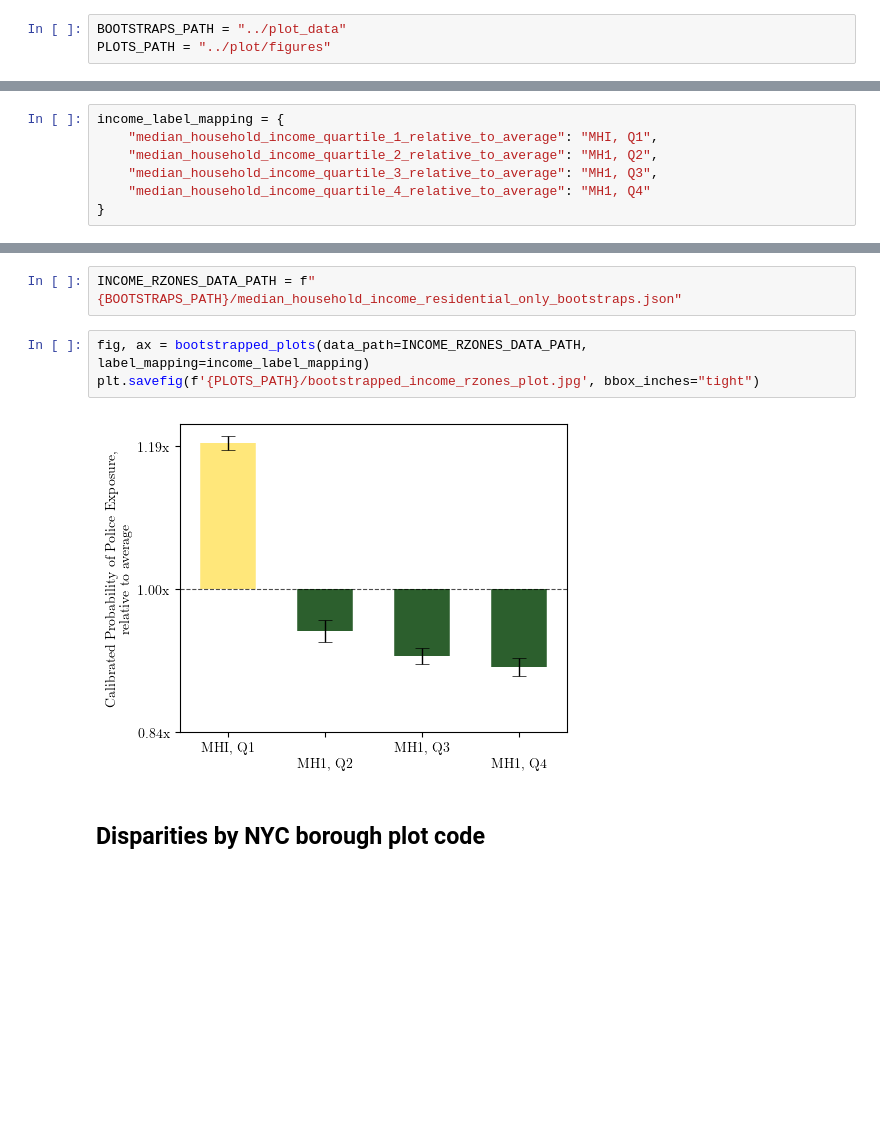
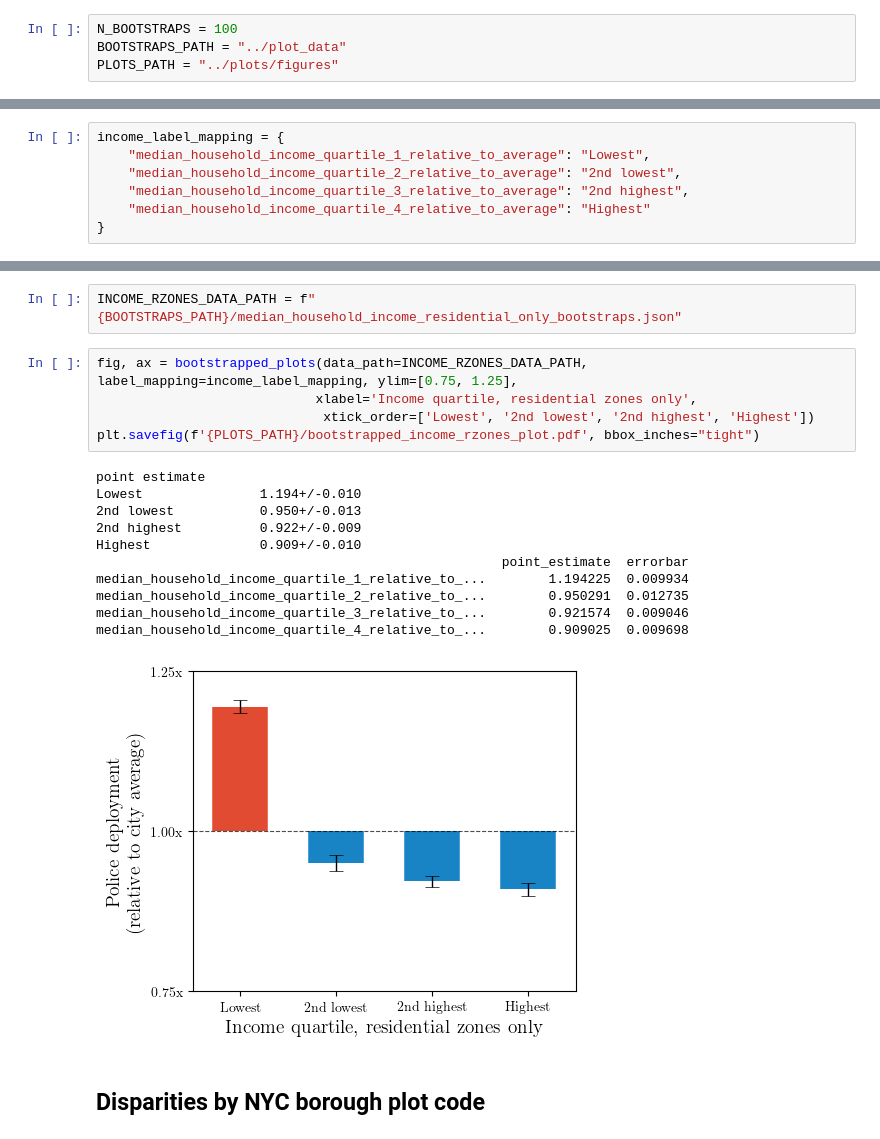
Before and after one commit to mattwfranchi/police-deployment-patterns, a Jupyter notebook: notebooks/Bootstrapped-Disparities-Plots.ipynb, the cells around one changed output, grey strips where cells are left out. Cells and saved outputs as stored; diff of their text form; blank space fills up the shorter version.

```diff
--- a/notebooks/Bootstrapped-Disparities-Plots.ipynb
+++ b/notebooks/Bootstrapped-Disparities-Plots.ipynb
@@ -21,8 +21,9 @@ rc('text.latex', preamble=r'\usepackage{amsmath} \usepackage[T1]{fontenc}')
 ## Directory verification / setup
 This code should work by default, assuming the directory layout in the Git repo is unchanged.
 # %%
+N_BOOTSTRAPS = 100
 BOOTSTRAPS_PATH = "../plot_data"
-PLOTS_PATH = "../plot/figures"
+PLOTS_PATH = "../plots/figures"
 # %%
 p = Path(PLOTS_PATH)
 if not p.is_dir():
@@ -146,9 +169,9 @@ plt.savefig(f'{PLOTS_PATH}/bootstrapped_zone_plot.jpg', bbox_inches="tight")
 INCOME_DATA_PATH = f"{BOOTSTRAPS_PATH}/median_household_income_bootstraps.json"
 # %%
 income_label_mapping = {
-    "median_household_income_quartile_1_relative_to_average": "MHI, Q1",
-    "median_household_income_quartile_2_relative_to_average": "MH1, Q2",
-    "median_household_income_quartile_3_relative_to_average": "MH1, Q3",
-    "median_household_income_quartile_4_relative_to_average": "MH1, Q4"
+    "median_household_income_quartile_1_relative_to_average": "Lowest",
+    "median_household_income_quartile_2_relative_to_average": "2nd lowest",
+    "median_household_income_quartile_3_relative_to_average": "2nd highest",
+    "median_household_income_quartile_4_relative_to_average": "Highest"
 }
 # %%
@@ -161,10 +196,22 @@ plt.savefig(f'{PLOTS_PATH}/bootstrapped_income_plot.jpg', bbox_inches="tight")
 # %%
 INCOME_RZONES_DATA_PATH = f"{BOOTSTRAPS_PATH}/median_household_income_residential_only_bootstraps.json"
 # %%
-fig, ax = bootstrapped_plots(data_path=INCOME_RZONES_DATA_PATH, label_mapping=income_label_mapping)
-plt.savefig(f'{PLOTS_PATH}/bootstrapped_income_rzones_plot.jpg', bbox_inches="tight")
+fig, ax = bootstrapped_plots(data_path=INCOME_RZONES_DATA_PATH, label_mapping=income_label_mapping, ylim=[0.75, 1.25],
+                            xlabel='Income quartile, residential zones only',
+                             xtick_order=['Lowest', '2nd lowest', '2nd highest', 'Highest'])
+plt.savefig(f'{PLOTS_PATH}/bootstrapped_income_rzones_plot.pdf', bbox_inches="tight")
 # %% [output]
+point estimate
+Lowest               1.194+/-0.010
+2nd lowest           0.950+/-0.013
+2nd highest          0.922+/-0.009
+Highest              0.909+/-0.010
+                                                    point_estimate  errorbar
+median_household_income_quartile_1_relative_to_...        1.194225  0.009934
+median_household_income_quartile_2_relative_to_...        0.950291  0.012735
+median_household_income_quartile_3_relative_to_...        0.921574  0.009046
+median_household_income_quartile_4_relative_to_...        0.909025  0.009698
-[figure, old version]
+[figure, new version]
 # %% [markdown]
 ## Disparities by NYC borough plot code
 # %%
```
Also changed, not shown: parts of 11 cells of this notebook.
